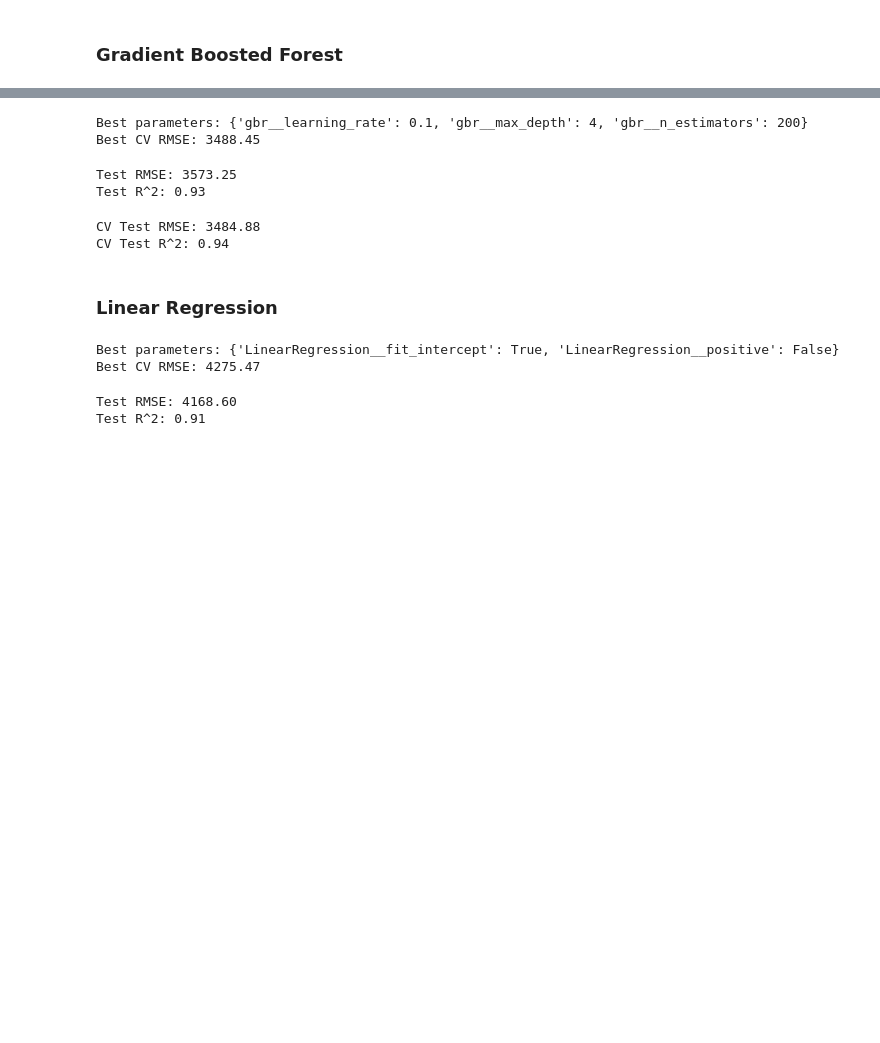
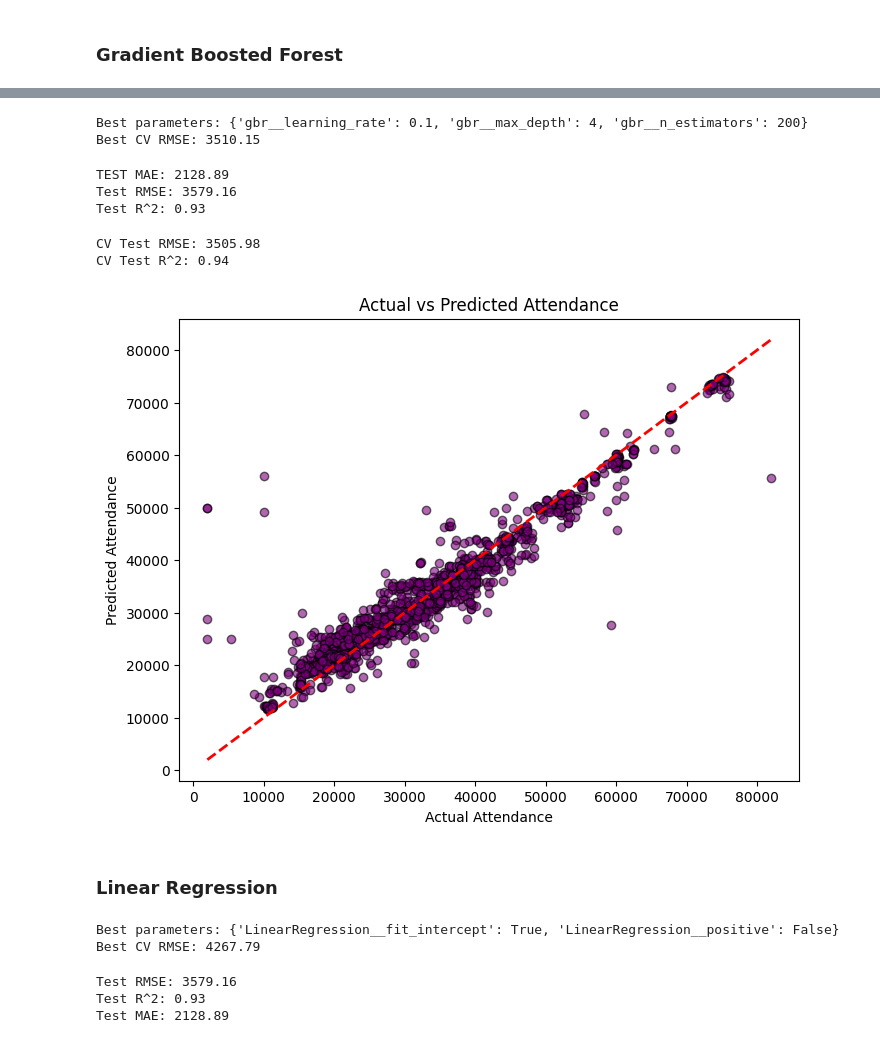
Before and after one commit to Eliaspw15/444-Final-project, a Jupyter notebook: main copy.ipynb, the cells around one changed output, grey strips where cells are left out. Cells and saved outputs as stored; diff of their text form; code cells hidden in the pictures; blank space fills up the shorter version.

```diff
--- a/main copy.ipynb
+++ b/main copy.ipynb
@@ -178,7 +224,7 @@ X_train, X_test, y_train, y_test = train_test_split(X, y, test_size=0.2, random_
 # %%
 # Identify categorical and numerical columns
-categorical_cols = ['Home', 'Away', 'Venue']
-numerical_cols = [col for col in X.columns if col not in categorical_cols]
+categorical_features = ['Home', 'Away', 'Venue', 'Month', 'day_of_week']
+numerical_features = [col for col in data.columns if col not in categorical_features + ['Attendance']]
 
 # Preprocessing pipelines for numerical and categorical data
 num_transformer = Pipeline(steps=[('scaler', StandardScaler())])
@@ -187,8 +233,8 @@ cat_transformer = Pipeline(steps=[('onehot', OneHotEncoder(handle_unknown='ignor
 # Combine preprocessors using ColumnTransformer
 from sklearn.compose import ColumnTransformer
 preprocessor = ColumnTransformer(transformers=[
-    ('num', num_transformer, numerical_cols),
-    ('cat', cat_transformer, categorical_cols)
+    ('num', num_transformer, numerical_features),
+    ('cat', cat_transformer, categorical_features)
 ])
 
 # Build the pipeline with the Gradient Boosting Regressor
@@ -213,18 +259,20 @@ print("Best parameters:", grid_search.best_params_)
 print("Best CV RMSE: {:.2f}".format(np.sqrt(-grid_search.best_score_)))
 # %% [output]
 Best parameters: {'gbr__learning_rate': 0.1, 'gbr__max_depth': 4, 'gbr__n_estimators': 200}
-Best CV RMSE: 3488.45
+Best CV RMSE: 3510.15
 # %%
 # Evaluating tuned model on the test set
 from sklearn.metrics import mean_squared_error, r2_score
 y_pred = grid_search.predict(X_test)
 rmse_test = np.sqrt(mean_squared_error(y_test, y_pred))
 r2_test = r2_score(y_test, y_pred)
-
+mae_gbf = mean_absolute_error(y_test,y_pred)
+print("TEST MAE: {:.2f}".format(mae_gbf))
 print("Test RMSE: {:.2f}".format(rmse_test))
 print("Test R^2: {:.2f}".format(r2_test))
 # %% [output]
-Test RMSE: 3573.25
+TEST MAE: 2128.89
+Test RMSE: 3579.16
 Test R^2: 0.93
 # %%
 # Performing cross-validation on the best estimator
@@ -234,8 +282,18 @@ cv_results = cross_validate(grid_search.best_estimator_, X_train, y_train, cv=5,
 print("CV Test RMSE: {:.2f}".format(np.mean(np.sqrt(-cv_results['test_neg_mean_squared_error']))))
 print("CV Test R^2: {:.2f}".format(np.mean(cv_results['test_r2'])))
 # %% [output]
-CV Test RMSE: 3484.88
+CV Test RMSE: 3505.98
 CV Test R^2: 0.94
+# %%
+plt.figure(figsize=(8, 6))
+plt.scatter(y_test, y_pred, alpha=0.6, color='purple', edgecolor='k')
+plt.xlabel('Actual Attendance')
+plt.ylabel('Predicted Attendance')
+plt.title('Actual vs Predicted Attendance')
+plt.plot([y_test.min(), y_test.max()], [y_test.min(), y_test.max()], color='red', linestyle='--', linewidth=2)
+plt.show()
+# %% [output]
+[figure, added]
 # %% [markdown]
 ### Linear Regression
 # %%
@@ -270,22 +328,25 @@ param_grid = {
 }
 # %%
 # Perform grid search with 5-fold cross-validation
-grid_search = GridSearchCV(pipeline, param_grid, cv=5, scoring='neg_mean_squared_error', n_jobs=-1)
-grid_search.fit(X_train, y_train)
+grid_searchlinear = GridSearchCV(pipeline, param_grid, cv=5, scoring='neg_mean_squared_error', n_jobs=-1)
+grid_searchlinear.fit(X_train, y_train)
 
 # Display the best hyperparameters and CV RMSE
-print("Best parameters:", grid_search.best_params_)
-print("Best CV RMSE: {:.2f}".format(np.sqrt(-grid_search.best_score_)))
+print("Best parameters:", grid_searchlinear.best_params_)
+print("Best CV RMSE: {:.2f}".format(np.sqrt(-grid_searchlinear.best_score_)))
 # %% [output]
 Best parameters: {'LinearRegression__fit_intercept': True, 'LinearRegression__positive': False}
-Best CV RMSE: 4275.47
+Best CV RMSE: 4267.79
 # %%
-y_pred = grid_search.predict(X_test)
-rmse_test = np.sqrt(mean_squared_error(y_test, y_pred))
-r2_test = r2_score(y_test, y_pred)
+y_predlinear = grid_search.predict(X_test)
+rmse_testlinear = np.sqrt(mean_squared_error(y_test, y_predlinear))
+mae_linear = mean_absolute_error(y_test,y_predlinear)
+r2_testlinear = r2_score(y_test, y_predlinear)
 
-print("Test RMSE: {:.2f}".format(rmse_test))
-print("Test R^2: {:.2f}".format(r2_test))
+print("Test RMSE: {:.2f}".format(rmse_testlinear))
+print("Test R^2: {:.2f}".format(r2_testlinear))
+print("Test MAE: {:.2f}".format(mae_linear))
 # %% [output]
-Test RMSE: 4168.60
-Test R^2: 0.91
+Test RMSE: 3579.16
+Test R^2: 0.93
+Test MAE: 2128.89
```
Also changed, not shown: parts of 9 cells of this notebook.
